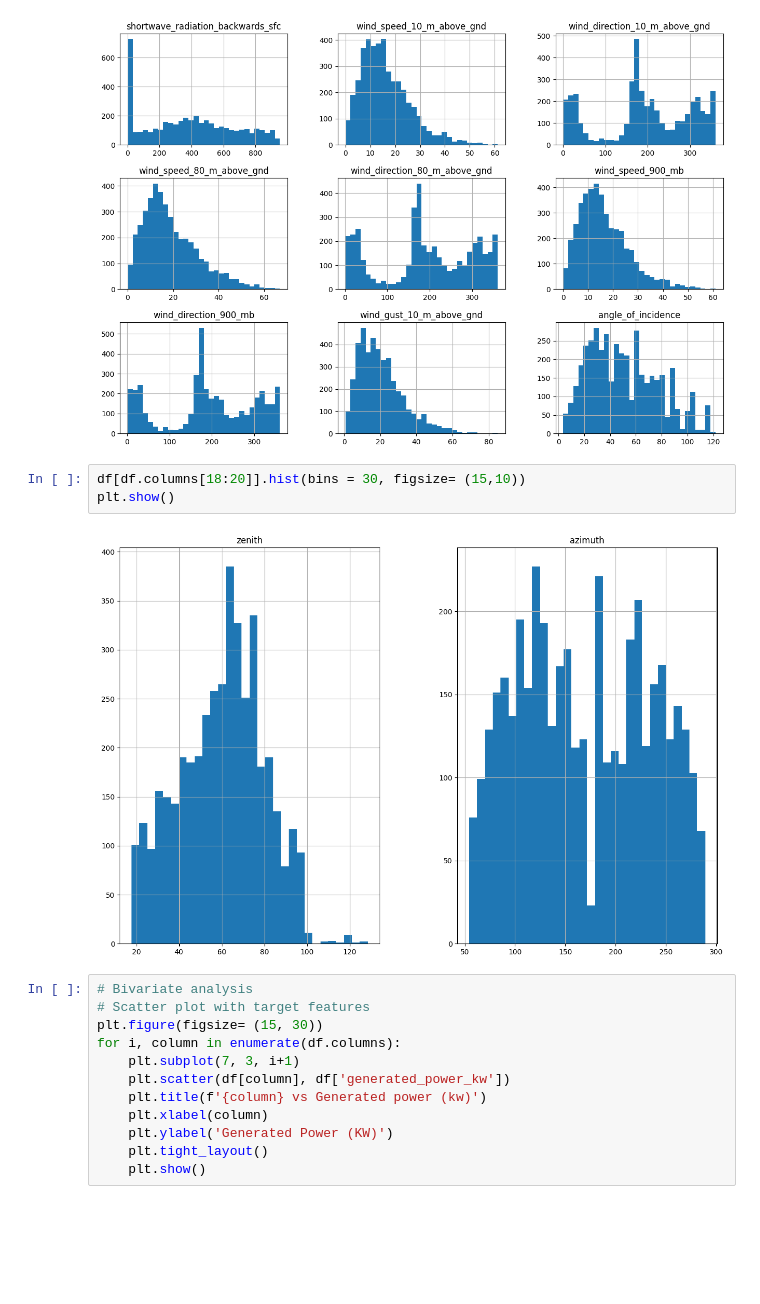
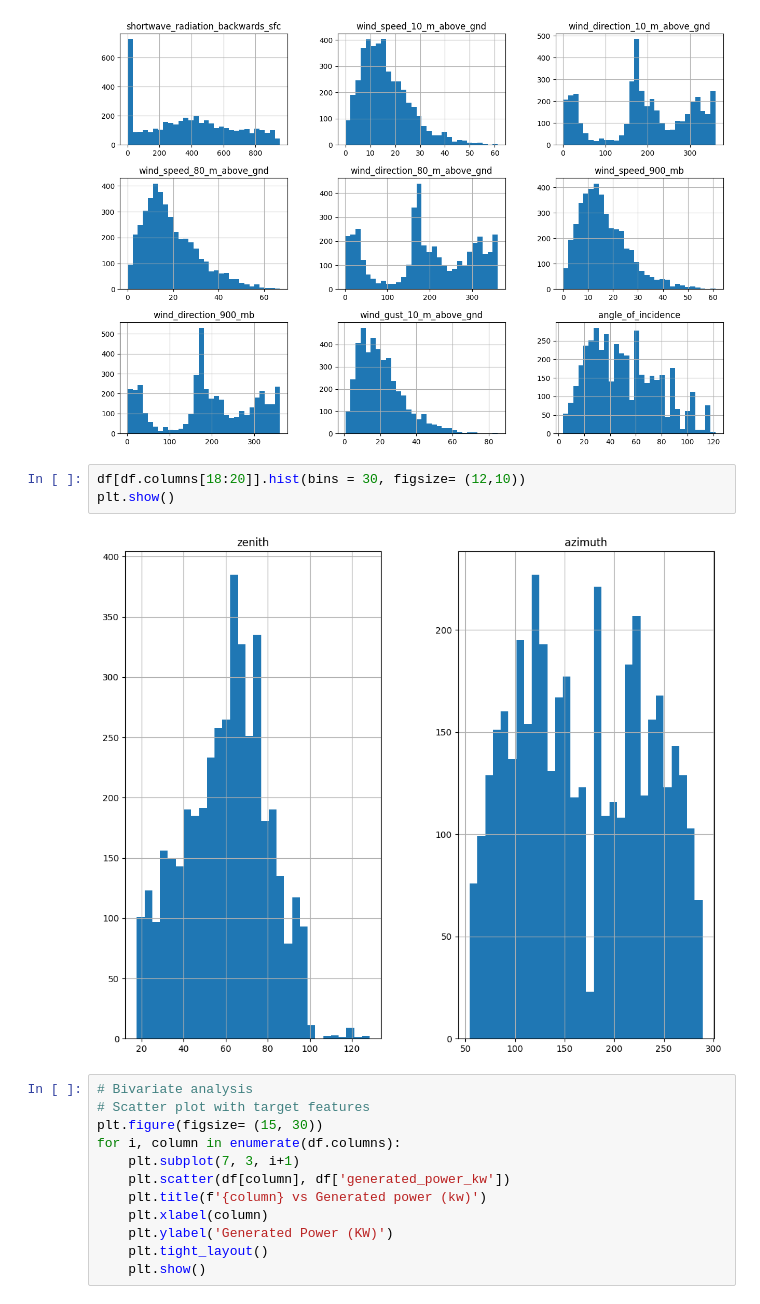
Before and after one commit to CipherI/week1, a Jupyter notebook: linearregression.ipynb, the cells around one changed output. Cells and saved outputs as stored; diff of their text form; blank space fills up the shorter version.

```diff
--- a/linearregression.ipynb
+++ b/linearregression.ipynb
@@ -152,10 +152,10 @@ plt.show()
 # %% [output]
 [figure]
 # %%
-df[df.columns[18:20]].hist(bins = 30, figsize= (15,10))
+df[df.columns[18:20]].hist(bins = 30, figsize= (12,10))
 plt.show()
 # %% [output]
-[figure, old version]
+[figure, new version]
 # %%
 # Bivariate analysis
 # Scatter plot with target features
```
Also changed, not shown: parts of 12 cells of this notebook.
